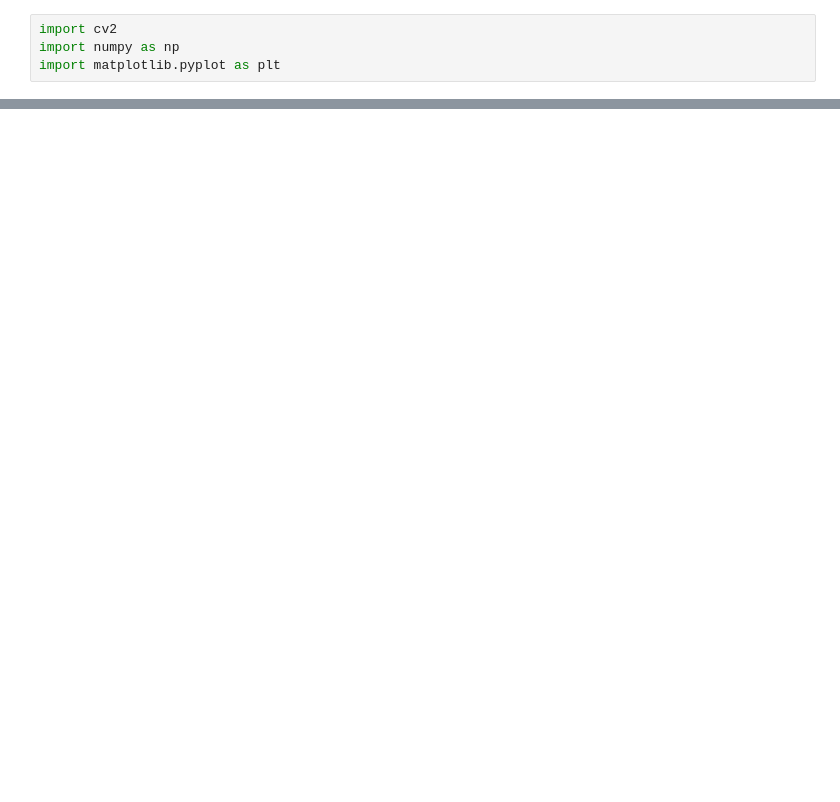
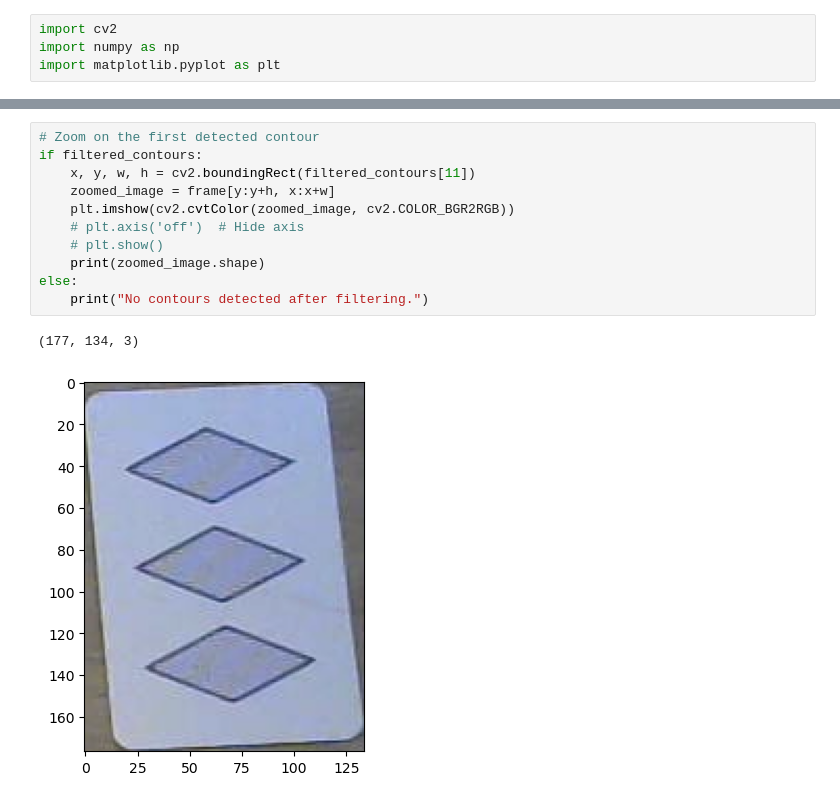
Before and after one commit to OctavioProfeta/SetGame_miniproject, a Jupyter notebook: test_camera.ipynb, the cells around one changed output, grey strips where cells are left out. Cells and saved outputs as stored; diff of their text form; blank space fills up the shorter version.

```diff
--- a/test_camera.ipynb
+++ b/test_camera.ipynb
@@ -88,0 +161,14 @@ plt.imshow(cv2.cvtColor(filtered_contour_image, cv2.COLOR_BGR2RGB))
+# %%
+# Zoom on the first detected contour
+if filtered_contours:
+    x, y, w, h = cv2.boundingRect(filtered_contours[11])
+    zoomed_image = frame[y:y+h, x:x+w]
+    plt.imshow(cv2.cvtColor(zoomed_image, cv2.COLOR_BGR2RGB))
+    # plt.axis('off')  # Hide axis
+    # plt.show()
+    print(zoomed_image.shape)
+else:
+    print("No contours detected after filtering.")
+# %% [output]
+(177, 134, 3)
+[figure, added]
```
Also changed, not shown: parts of 17 cells of this notebook.
